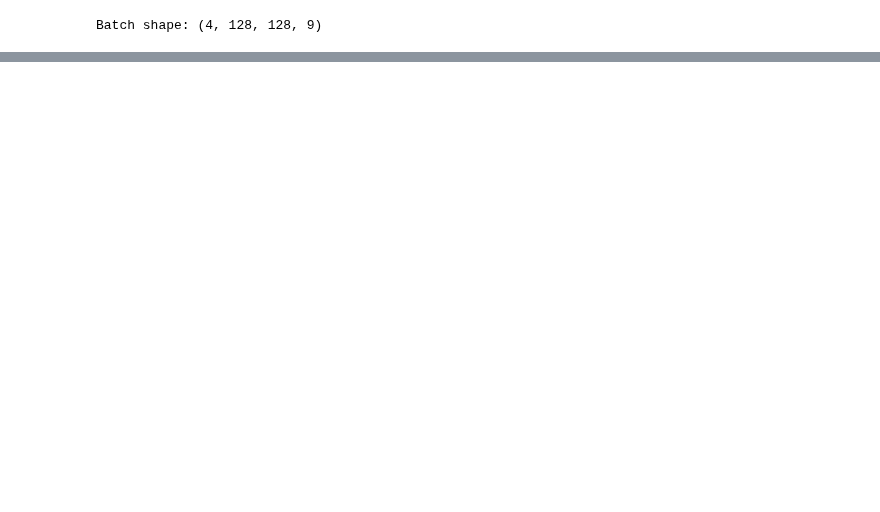
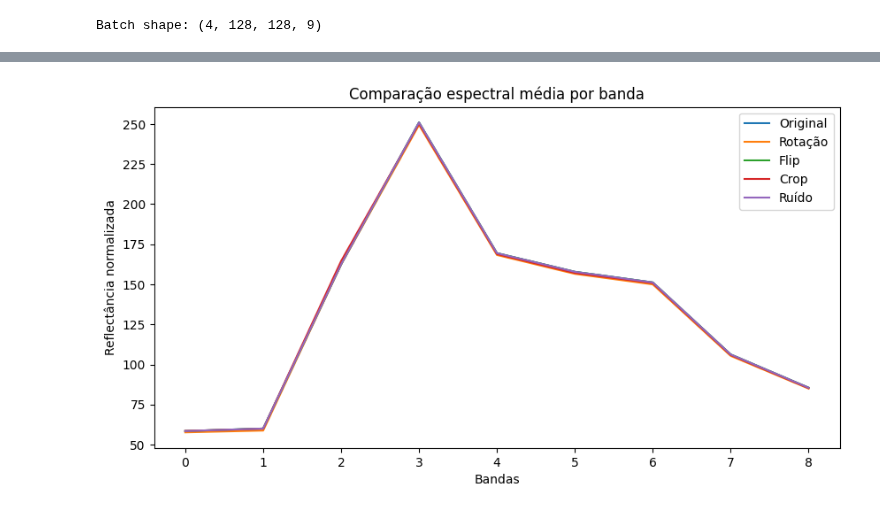
Before and after one commit to pedroauler12/SpectraAI, a Jupyter notebook: notebooks/A08_augmentation_aster_notebook.ipynb, the cells around one changed output, grey strips where cells are left out. Drawn from its saved outputs; the diff is of its cells as text; code cells hidden in the pictures; blank space fills up the shorter version.

```diff
--- a/notebooks/A08_augmentation_aster_notebook.ipynb
+++ b/notebooks/A08_augmentation_aster_notebook.ipynb
@@ -161,0 +154,11 @@ Batch shape: (4, 128, 128, 9)
+# %%
+orig_mean = sample[0].mean(axis=(0,1))
+
+for i, img in enumerate(augmented):
+    aug_mean = img.mean(axis=(0,1))
+
+    diff = np.abs(orig_mean - aug_mean)
+
+    print(f"{labels[i]}")
+    print("Diferença média por banda:", diff[:10])  # primeiras bandas
+    print()
@@ -161,0 +180,16 @@ Batch shape: (4, 128, 128, 9)
+# %%
+plt.figure(figsize=(10,5))
+
+plt.plot(orig_mean, label="Original")
+
+for i, img in enumerate(augmented):
+    aug_mean = img.mean(axis=(0,1))
+    plt.plot(aug_mean, label=labels[i])
+
+plt.legend()
+plt.title("Comparação espectral média por banda")
+plt.xlabel("Bandas")
+plt.ylabel("Reflectância normalizada")
+plt.show()
+# %% [output]
+[figure, added]
```
Also changed, not shown: parts of 14 cells of this notebook.
